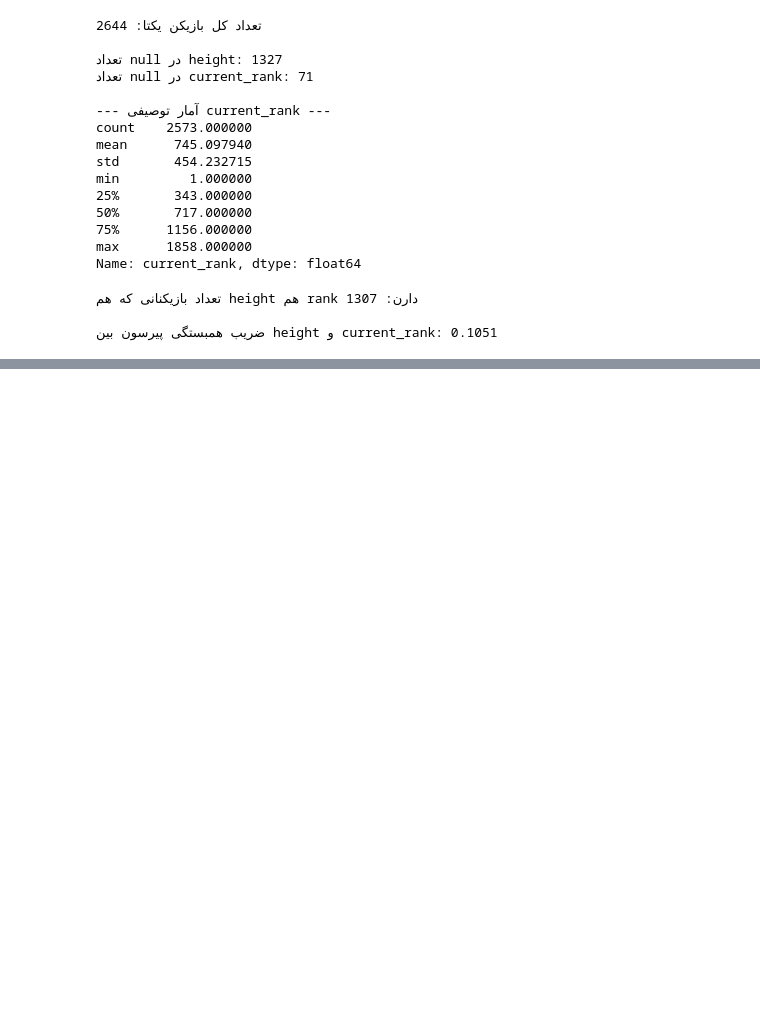
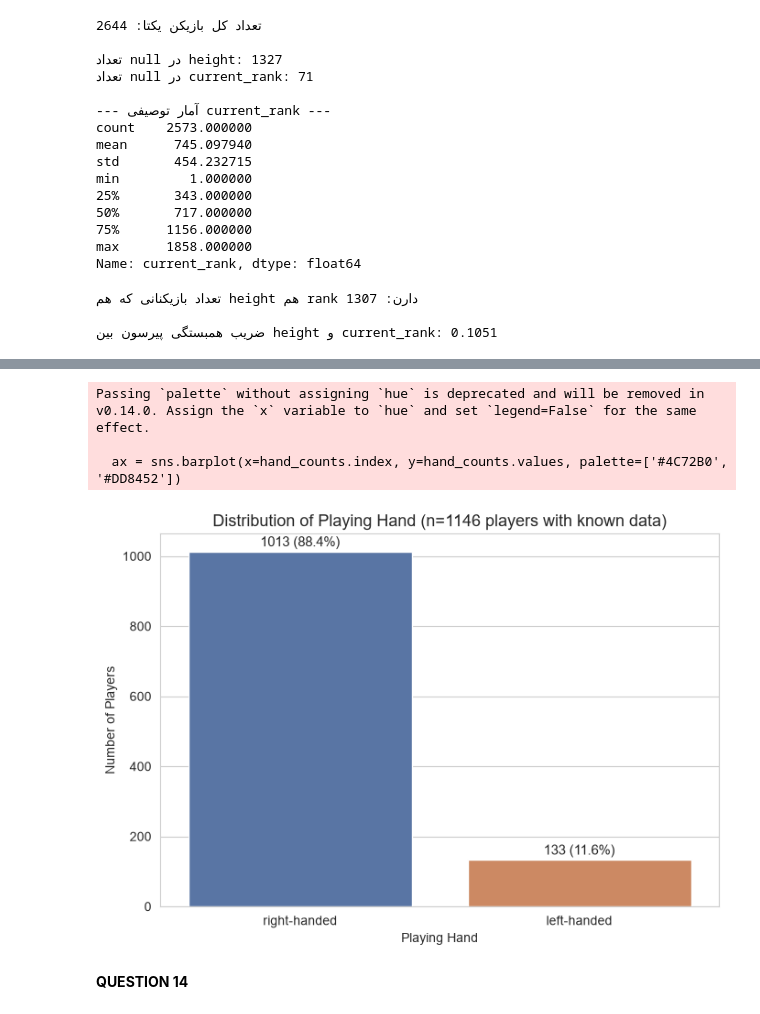
Before and after one commit to tarannommoghimi/Tennis-project, a Jupyter notebook: analysis/FromNineTillEnd.ipynb, the cells around one changed output, grey strips where cells are left out. Cells and saved outputs as stored; diff of their text form; code cells hidden in the pictures; blank space fills up the shorter version.

```diff
--- a/analysis/FromNineTillEnd.ipynb
+++ b/analysis/FromNineTillEnd.ipynb
@@ -182,0 +242,10 @@ plt.show()
+# %%
+import pandas as pd
+
+home_score_df = pd.read_csv(r"C:\Users\Personal Camputer\OneDrive\Desktop\tennis\home_team_score.csv")
+away_score_df = pd.read_csv(r"C:\Users\Personal Camputer\OneDrive\Desktop\tennis\away_team_score.csv")
+
+print("شکل home_score:", home_score_df.shape)
+print("ستون‌ها:", list(home_score_df.columns))
+print("\n--- ۵ ردیف اول ---")
+print(home_score_df.head())
@@ -182,0 +382,16 @@ plt.show()
+# %%
+# فقط بازیکنانی که plays معتبر دارن
+players_valid = players.dropna(subset=['plays'])
+
+print("تعداد بازیکنانی که اطلاعات دست‌برتری دارن:", len(players_valid))
+
+hand_counts = players_valid['plays'].value_counts()
+hand_percent = players_valid['plays'].value_counts(normalize=True) * 100
+
+summary = pd.DataFrame({
+    'count': hand_counts,
+    'percent': hand_percent.round(1)
+})
+
+print("\n--- توزیع دست‌برتری (فقط بازیکنان با اطلاعات معتبر) ---")
+print(summary)
@@ -182,0 +406,26 @@ plt.show()
+# %%
+import seaborn as sns
+import matplotlib.pyplot as plt
+
+sns.set_style("whitegrid")
+plt.figure(figsize=(7, 5))
+
+ax = sns.barplot(x=hand_counts.index, y=hand_counts.values, palette=['#4C72B0', '#DD8452'])
+
+for i, v in enumerate(hand_counts.values):
+    pct = hand_percent.values[i]
+    ax.text(i, v + 15, f"{v} ({pct:.1f}%)", ha='center', fontsize=11)
+
+plt.title(f"Distribution of Playing Hand (n={len(players_valid)} players with known data)", fontsize=13)
+plt.xlabel("Playing Hand")
+plt.ylabel("Number of Players")
+
+plt.tight_layout()
+plt.show()
+# %% [output]
+Passing `palette` without assigning `hue` is deprecated and will be removed in v0.14.0. Assign the `x` variable to `hue` and set `legend=False` for the same effect.
+
+  ax = sns.barplot(x=hand_counts.index, y=hand_counts.values, palette=['#4C72B0', '#DD8452'])
+[figure, added]
+# %% [markdown]
+**QUESTION 14**
```
Also changed, not shown: parts of 20 cells of this notebook.
